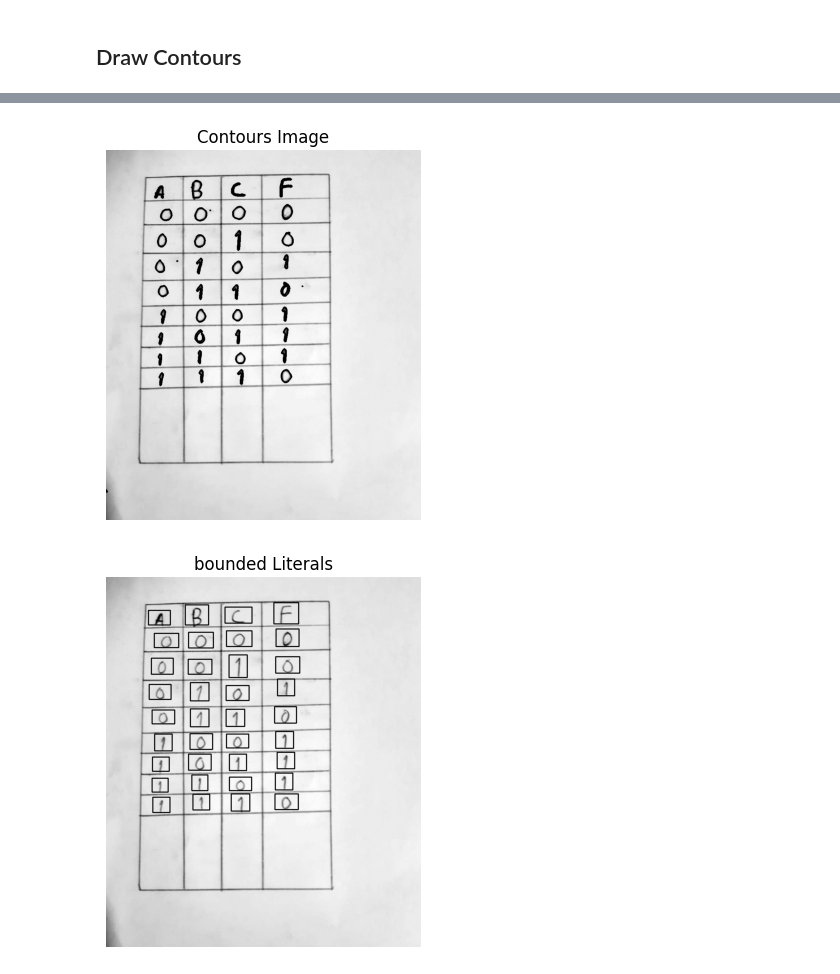
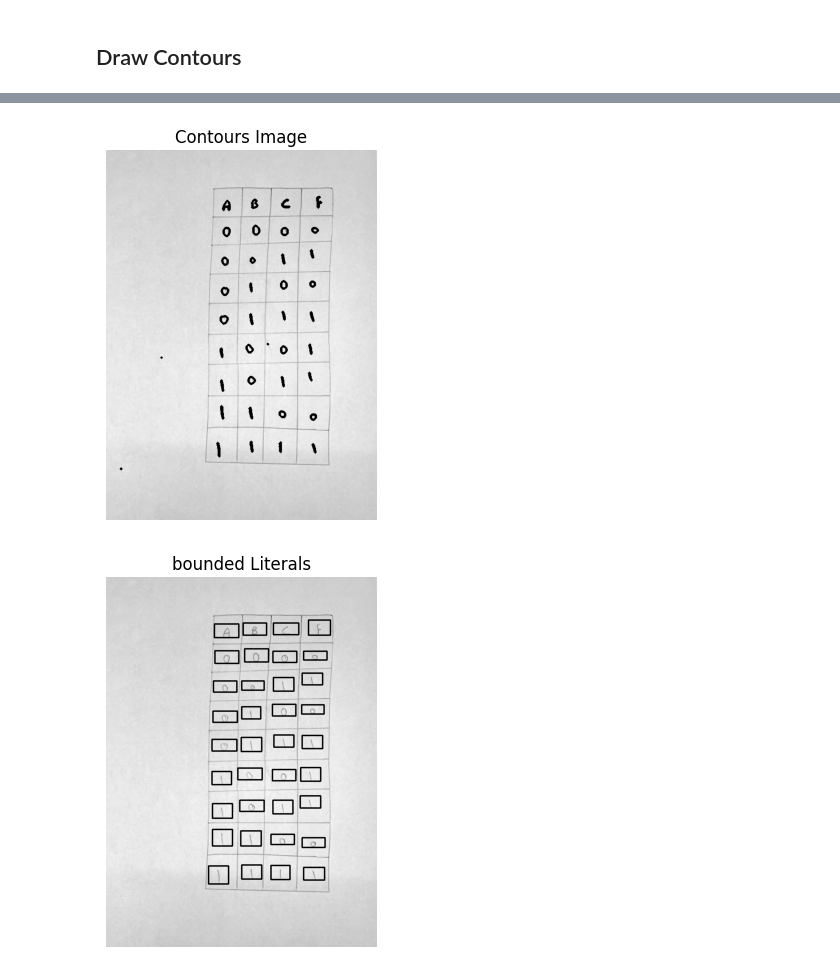
Before and after one commit to yousefosama654/Logic-Lens, a Jupyter notebook: table_text_extraction/GET_TABLE_CELLS2.ipynb, the cells around one changed output, grey strips where cells are left out. Drawn from its saved outputs; the diff is of its cells as text; code cells hidden in the pictures.

```diff
--- a/table_text_extraction/GET_TABLE_CELLS2.ipynb
+++ b/table_text_extraction/GET_TABLE_CELLS2.ipynb
@@ -12,7 +12,7 @@ The autoreload extension is already loaded. To reload it, use:
 # %% [markdown]
 ## Show original image
 # %%
-image = cv2.imread("../img/test5.png")
+image = cv2.imread("../img/test6.png")
 height, width = image.shape[:2]
 cv2.namedWindow("Original Image", cv2.WINDOW_NORMAL)
 cv2.resizeWindow("Original Image", width, height)
@@ -199,29 +200,29 @@ cv2.waitKey(0)
 cv2.destroyAllWindows()
 show_images([grayscale_image2],["Contours Image"])
 # %% [output]
-[figure, old version]
+[figure, new version]
 # %%
-grayscale_image3 = cv2.cvtColor(cv2.imread("../img/test5.png"), cv2.COLOR_BGR2GRAY)
+grayscale_image3 = cv2.cvtColor(cv2.imread("../img/test6.png"), cv2.COLOR_BGR2GRAY)
 
-min_rectangle_area = 100
+min_rectangle_area = 50
 rectangles = np.array([cv2.boundingRect(c) for c in contours])
 rectangles = [rect for rect in rectangles if rect[2] * rect[3] > min_rectangle_area]
 
 x_offset=18
 y_offset=5
 for rect in rectangles:
     x, y, w, h = rect
     cv2.rectangle(grayscale_image3, (x-x_offset, y-y_offset-3), (x +x_offset +w, y + h+ y_offset -5), (0, 255, 0), 2)
 
 
 cv2.namedWindow("bounded Literals", cv2.WINDOW_NORMAL)
 cv2.resizeWindow("bounded Literals", width, height)
 cv2.imshow("bounded Literals", grayscale_image3)
 cv2.waitKey(0)
 cv2.destroyAllWindows()
 show_images([grayscale_image3],["bounded Literals"])
 # %% [output]
-[figure, old version]
+[figure, new version]
 # %%
 x, y, w, h = rectangles[10]
 
```
Also changed, not shown: parts of 6 cells of this notebook, 1 other file.
